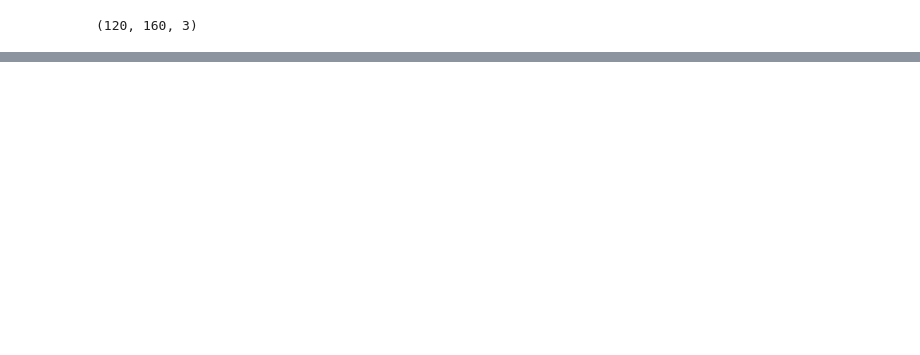
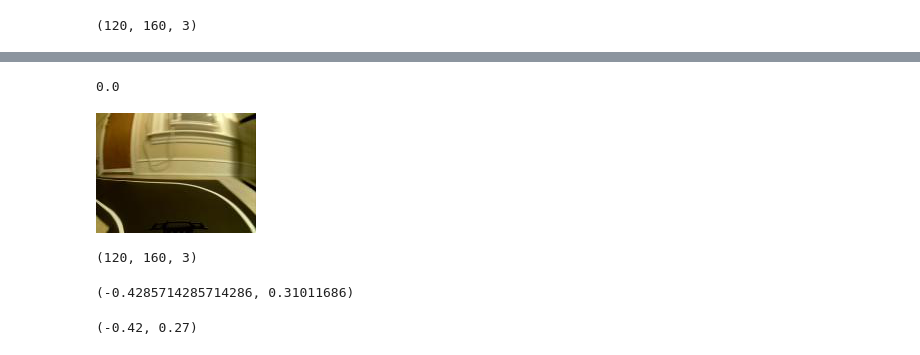
Before and after one commit to Muosvr/mycar, a Jupyter notebook: Donkeycar_Keras.ipynb, the cells around one changed output, grey strips where cells are left out. Drawn from its saved outputs; the diff is of its cells as text; code cells hidden in the pictures; blank space fills up the shorter version.

```diff
--- a/Donkeycar_Keras.ipynb
+++ b/Donkeycar_Keras.ipynb
@@ -66,5 +80,5 @@ def json_to_df(PATH, json_files, max_items=None):
 # %%
-df = json_to_df(PATH, json_files, max_items=1000)
+df = json_to_df(PATH, json_files, max_items=None)
 # %%
 def to_bin(a):
     arr = np.zeros(15)
@@ -139,0 +280,4 @@ train_gen, val_gen = get_train_val_gen(X_keys, y_keys,
+# %%
+unbin([0, 0, 0, 0, 0, 0, 0, 1, 0, 0, 0, 0, 0, 0, 0])
+# %% [output]
+0.0
@@ -139,0 +290,6 @@ train_gen, val_gen = get_train_val_gen(X_keys, y_keys,
+# %%
+img_name = df['cam/image_array'][150]
+img = Image.open(f'{PATH}/{img_name}')
+img
+# %% [output]
+[figure, added]
@@ -139,0 +298,14 @@ train_gen, val_gen = get_train_val_gen(X_keys, y_keys,
+# %%
+val.shape
+# %% [output]
+(120, 160, 3)
+# %%
+#prediction
+run(val)
+# %% [output]
+(-0.4285714285714286, 0.31011686)
+# %%
+#compare to actual data
+df['user/angle'][150], df['user/throttle'][150]
+# %% [output]
+(-0.42, 0.27)
```
Also changed, not shown: parts of 27 cells of this notebook, 1 other file.
